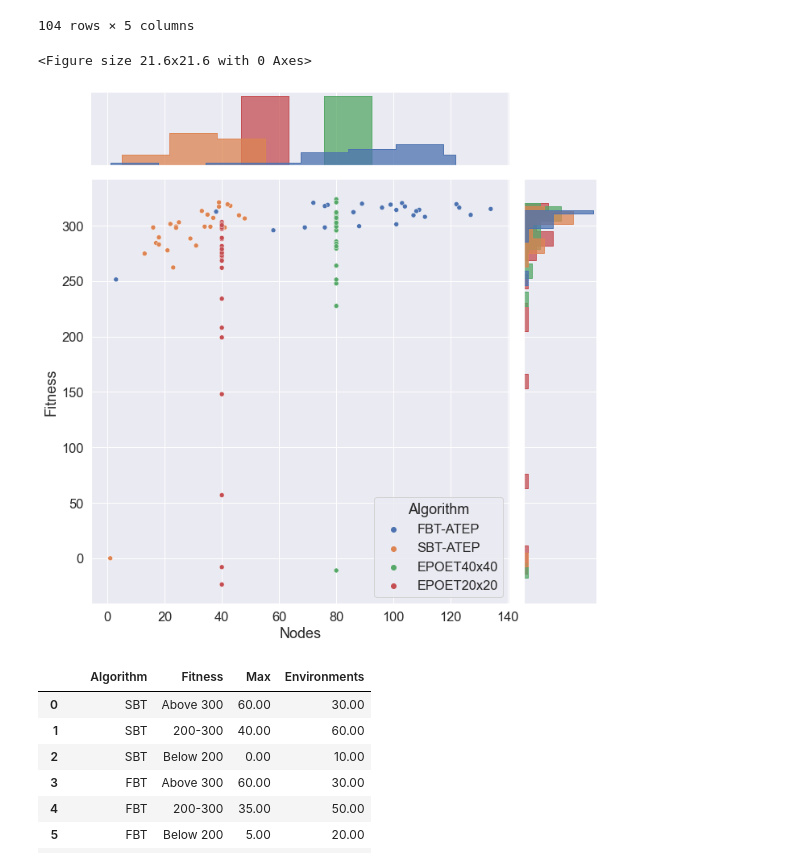
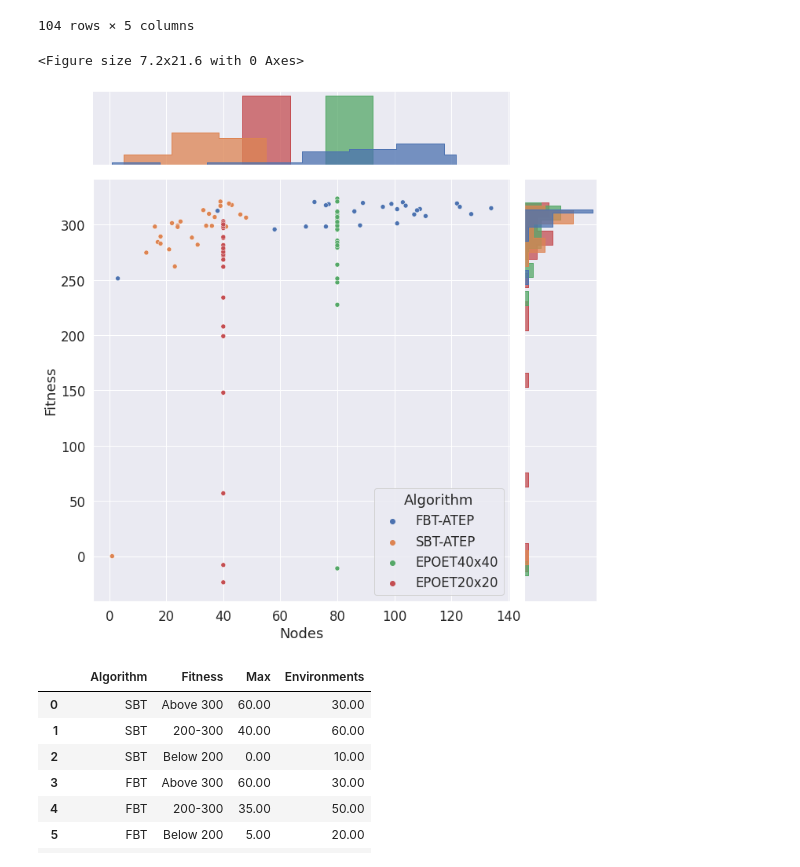
Before and after one commit to umair-nasir14/ATEP, a Jupyter notebook: visuals.ipynb, the cells around one changed output. Drawn from its saved outputs; the diff is of its cells as text; code cells hidden in the pictures.

Commit message:
changed some plots

```diff
--- a/visuals.ipynb
+++ b/visuals.ipynb
@@ -196,7 +196,7 @@ plt.savefig(r"figures\ep40_act4.pdf")
 # %%
 
 
-df_fn_final = pd.read_csv(r'dataframes\df_fn_all.csv')
+df_fn_final = pd.read_csv(r'dataframes/df_fn_all.csv')
 
 df_fn_final
 # %% [output]
@@ -214,14 +214,14 @@ df_fn_final
 | 103 | 25000 | 300.300100 | 40 | 70 | EPOET20x20 |
 104 rows × 5 columns
 # %%
-plt.figure(figsize = (0.3,0.3))
+plt.figure(figsize = (0.1,0.3))
 g = sns.JointGrid(data=df_fn_final,x='Nodes',y='Fitness', hue='Algorithm',height=10)
 g.plot_joint(sns.scatterplot)
 g.plot_marginals(sns.histplot, element='step',stat = 'density',multiple='dodge')
-plt.savefig(r"figures\fitnessNodesJoint.pdf")
+plt.savefig(r"figures/fitnessNodesJoint.pdf")
 # %% [output]
-<Figure size 21.6x21.6 with 0 Axes>
+<Figure size 7.2x21.6 with 0 Axes>
-[figure, old version]
+[figure, new version]
 # %%
 fig = px.line(df_fn_final,x='Iteration',y='Fitness',color='Algorithm',width=700, height=400)
 fig.update_layout(
```
Also changed, not shown: parts of 9 cells of this notebook, 15 other files.
